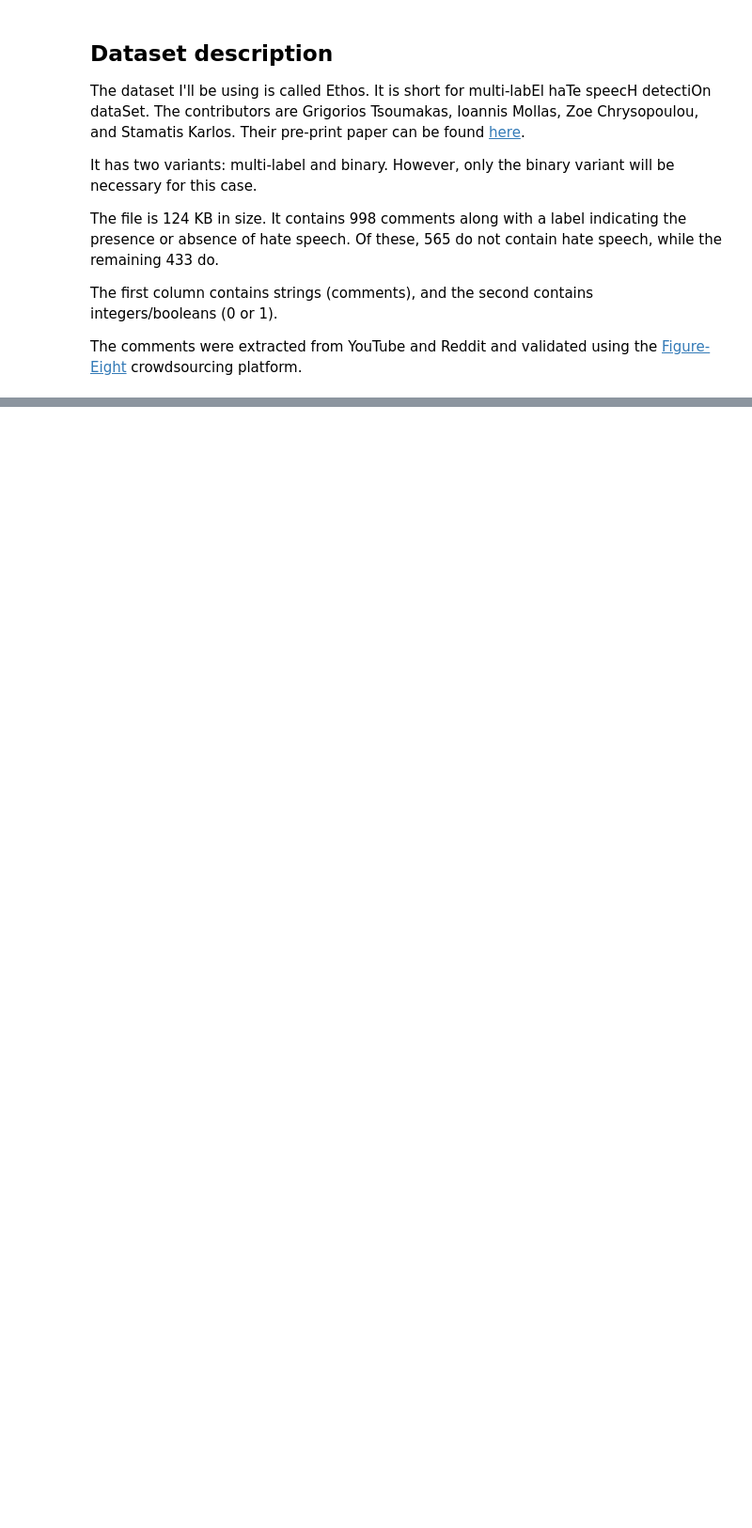
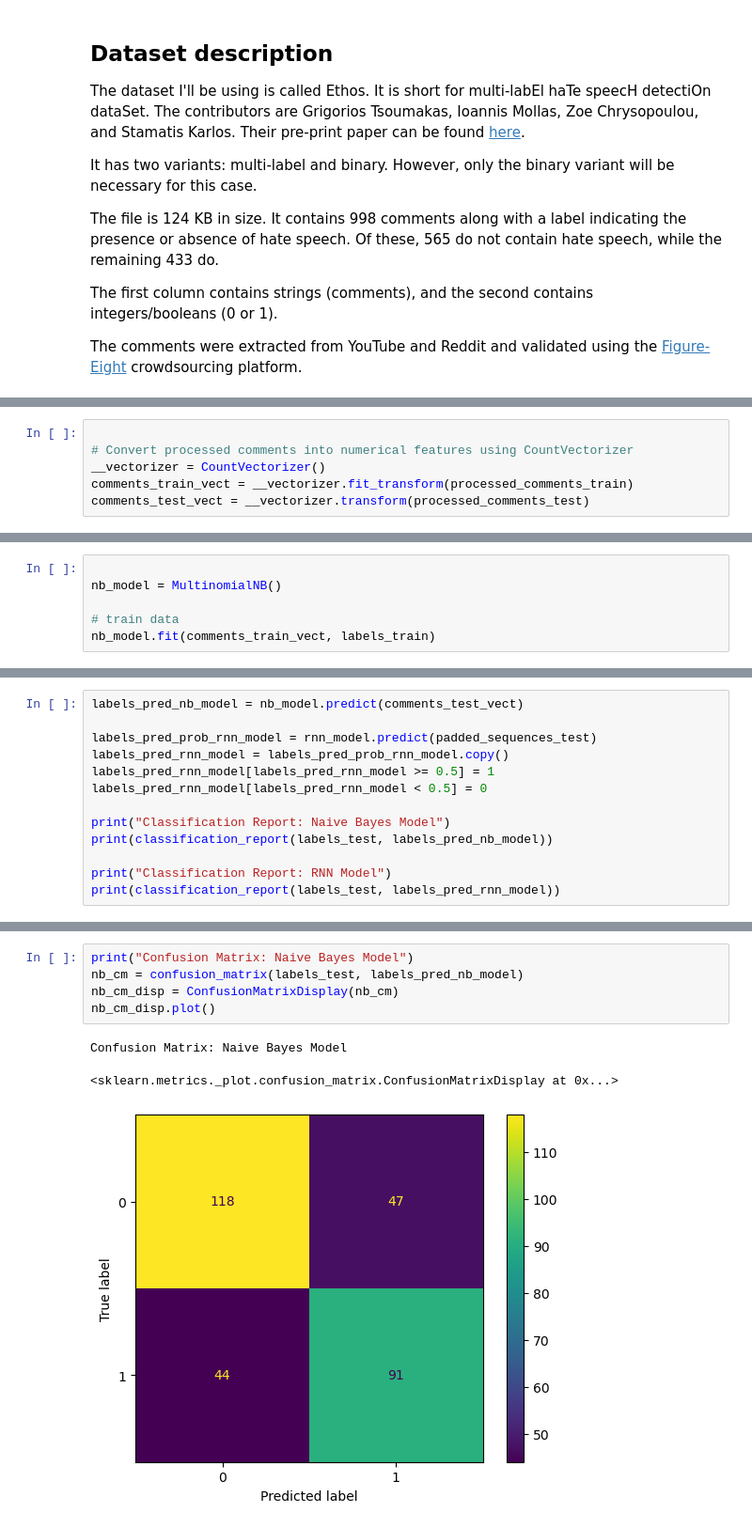
Before and after one commit to caiombueno/cm3060-nlp-midterm-coursework, a Jupyter notebook: nlp_midterm.ipynb, the cells around one changed output, grey strips where cells are left out. Shown: that part at 94% size. Saved outputs shown, nothing was run; the diff lists cells and outputs as text; blank space fills up the shorter version.

```diff
--- a/nlp_midterm.ipynb
+++ b/nlp_midterm.ipynb
@@ -76,0 +157,6 @@ To compare the results, we'll also **use** the Confusion Matrix. It provides a b
+# %%
+
+# Convert processed comments into numerical features using CountVectorizer
+__vectorizer = CountVectorizer()
+comments_train_vect = __vectorizer.fit_transform(processed_comments_train)
+comments_test_vect = __vectorizer.transform(processed_comments_test)
@@ -76,0 +223,6 @@ To compare the results, we'll also **use** the Confusion Matrix. It provides a b
+# %%
+
+nb_model = MultinomialNB()
+
+# train data
+nb_model.fit(comments_train_vect, labels_train)
@@ -76,0 +313,13 @@ To compare the results, we'll also **use** the Confusion Matrix. It provides a b
+# %%
+labels_pred_nb_model = nb_model.predict(comments_test_vect)
+
+labels_pred_prob_rnn_model = rnn_model.predict(padded_sequences_test)
+labels_pred_rnn_model = labels_pred_prob_rnn_model.copy()
+labels_pred_rnn_model[labels_pred_rnn_model >= 0.5] = 1
+labels_pred_rnn_model[labels_pred_rnn_model < 0.5] = 0
+
+print("Classification Report: Naive Bayes Model")
+print(classification_report(labels_test, labels_pred_nb_model))
+
+print("Classification Report: RNN Model")
+print(classification_report(labels_test, labels_pred_rnn_model))
@@ -76,0 +351,9 @@ To compare the results, we'll also **use** the Confusion Matrix. It provides a b
+# %%
+print("Confusion Matrix: Naive Bayes Model")
+nb_cm = confusion_matrix(labels_test, labels_pred_nb_model)
+nb_cm_disp = ConfusionMatrixDisplay(nb_cm)
+nb_cm_disp.plot()
+# %% [output]
+Confusion Matrix: Naive Bayes Model
+<sklearn.metrics._plot.confusion_matrix.ConfusionMatrixDisplay at 0x...>
+[figure, added]
```
Also changed, not shown: parts of 29 cells of this notebook, 4 other files.
